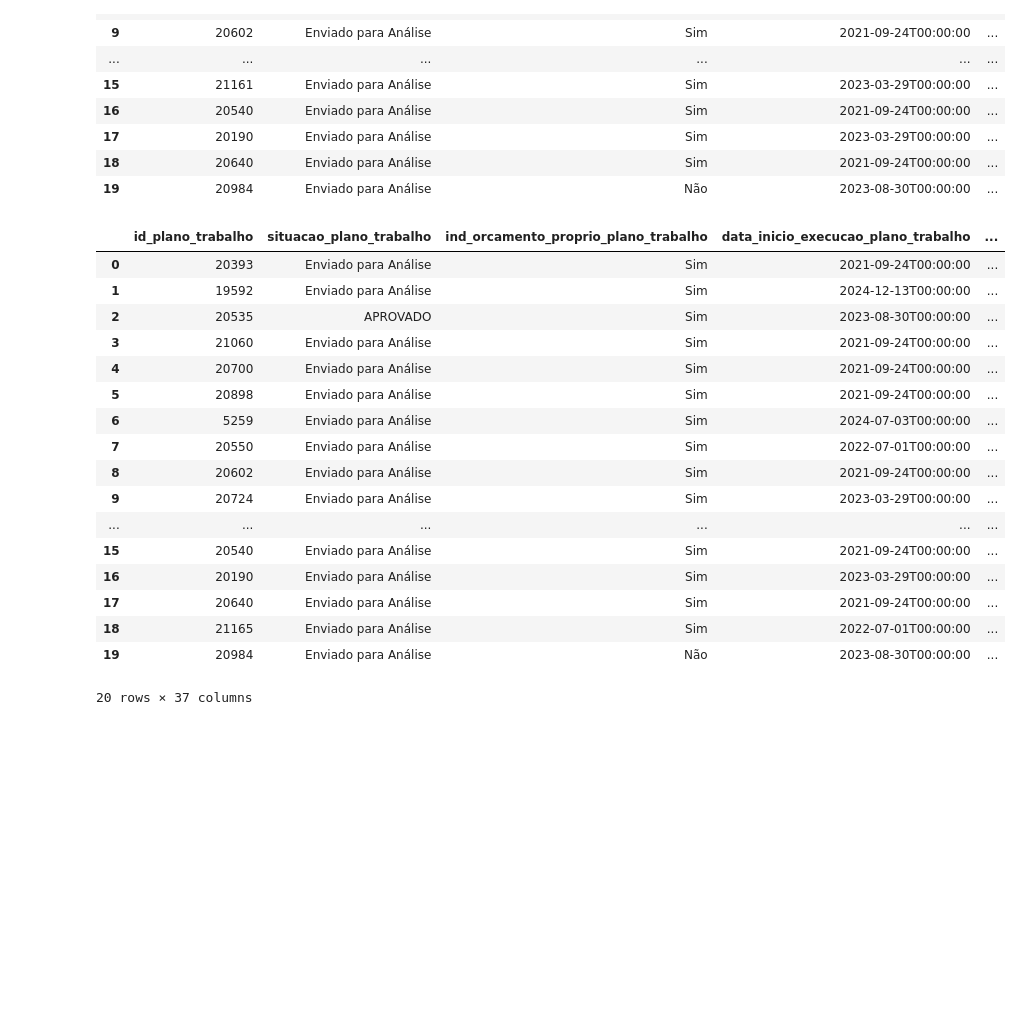
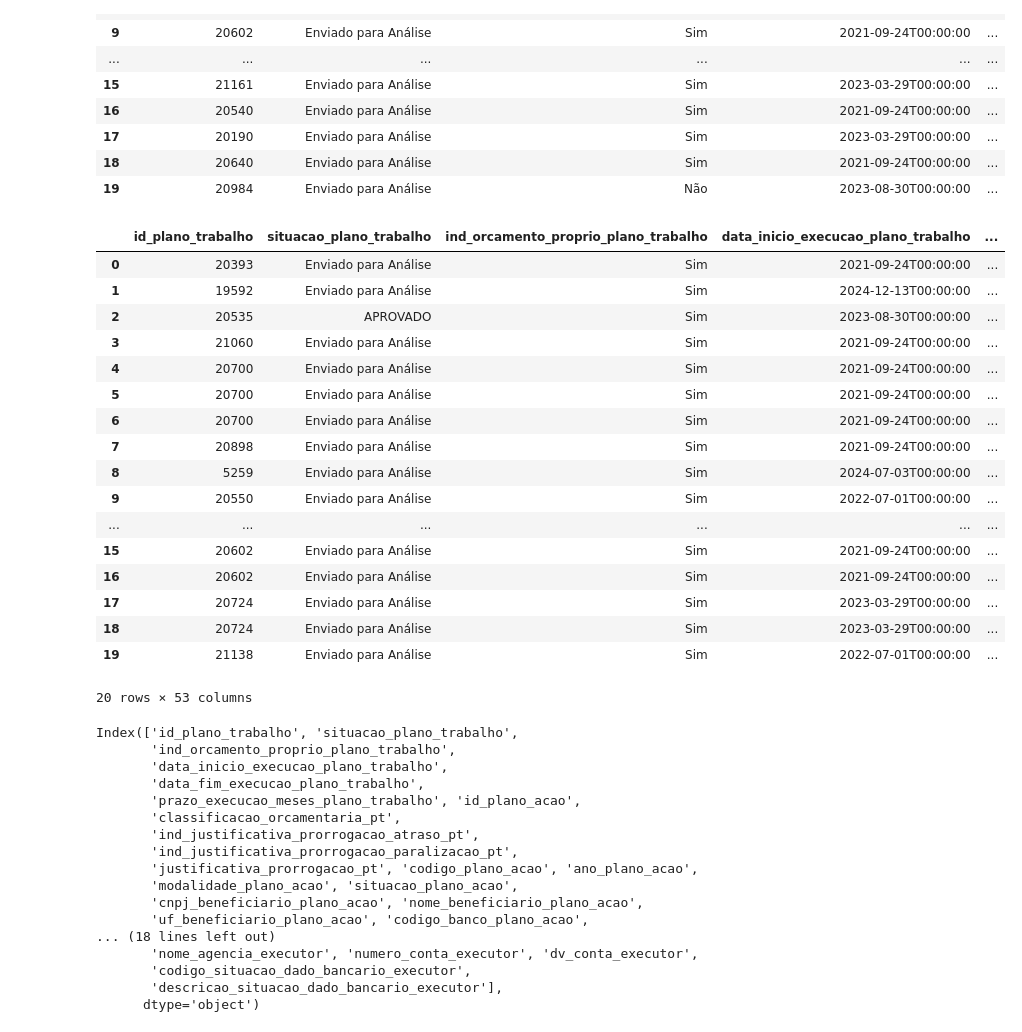
Before and after one commit to brokendeveloper/consumption-api-gov, a Jupyter notebook: notebooks/FiltroCorretoPE.ipynb, the cells around one changed output. Cells and saved outputs as stored; diff of their text form; code cells hidden in the pictures; blank space fills up the shorter version.

Commit message:
feat: added the executor especial

```diff
--- a/notebooks/FiltroCorretoPE.ipynb
+++ b/notebooks/FiltroCorretoPE.ipynb
@@ -98,9 +134,12 @@ df_planos_trabalho_pe_2020.to_csv("../csv_with_filter/planos_trabalho_especial_P
 # %%
+import pandas as pd
+
 # Carregue os arquivos Excel
 df_planos = pd.read_excel("../excel_with_filter/2020_notebooks/planos_acao_especial_PE_2020.xlsx")
 df_planos_trabalho = pd.read_excel("../excel_with_filter/2020_notebooks/planos_trabalho_especial_PE_2020.xlsx")
+df_planos_executor = pd.read_excel("../excel_with_filter/2020_notebooks/planos_executor_especial_PE.xlsx")
 
-# Faça o merge pelo campo em comum (ajuste se o nome da coluna for diferente)
+# Merge 1: trabalho + plano
 df_merged = df_planos_trabalho.merge(
     df_planos,
     on="id_plano_acao",
@@ -108,26 +147,52 @@ df_merged = df_planos_trabalho.merge(
     suffixes=('_trabalho', '_plano')
 )
 
-# Exporte o resultado
-df_merged.to_excel("../excel_with_filter/2020_notebooks/planos_trabalho_completo_PE_2020.xlsx", index=False)
+# Merge 2: com executor (usando o mesmo campo)
+df_merged = df_merged.merge(
+    df_planos_executor,
+    on="id_plano_acao",
+    how="left",
+    suffixes=('', '_executor')  # evita conflito de nomes
+)
+
+# Exporta o resultado final
+#df_merged.to_excel("../excel_with_filter/2020_notebooks/planos_trabalho_completo_PE_2020.xlsx", index=False)
 # %%
 display(df_merged.head(20))
+display(df_merged.columns)
 # %% [output]
 |  | id_plano_trabalho | situacao_plano_trabalho | ind_orcamento_proprio_plano_trabalho | data_inicio_execucao_plano_trabalho | ... |
 | 0 | 20393 | Enviado para Análise | Sim | 2021-09-24T00:00:00 | ... |
 | 1 | 19592 | Enviado para Análise | Sim | 2024-12-13T00:00:00 | ... |
 | 2 | 20535 | APROVADO | Sim | 2023-08-30T00:00:00 | ... |
 | 3 | 21060 | Enviado para Análise | Sim | 2021-09-24T00:00:00 | ... |
 | 4 | 20700 | Enviado para Análise | Sim | 2021-09-24T00:00:00 | ... |
-| 5 | 20898 | Enviado para Análise | Sim | 2021-09-24T00:00:00 | ... |
-| 6 | 5259 | Enviado para Análise | Sim | 2024-07-03T00:00:00 | ... |
-| 7 | 20550 | Enviado para Análise | Sim | 2022-07-01T00:00:00 | ... |
-| 8 | 20602 | Enviado para Análise | Sim | 2021-09-24T00:00:00 | ... |
-| 9 | 20724 | Enviado para Análise | Sim | 2023-03-29T00:00:00 | ... |
+| 5 | 20700 | Enviado para Análise | Sim | 2021-09-24T00:00:00 | ... |
+| 6 | 20700 | Enviado para Análise | Sim | 2021-09-24T00:00:00 | ... |
+| 7 | 20898 | Enviado para Análise | Sim | 2021-09-24T00:00:00 | ... |
+| 8 | 5259 | Enviado para Análise | Sim | 2024-07-03T00:00:00 | ... |
+| 9 | 20550 | Enviado para Análise | Sim | 2022-07-01T00:00:00 | ... |
 | ... | ... | ... | ... | ... | ... |
-| 15 | 20540 | Enviado para Análise | Sim | 2021-09-24T00:00:00 | ... |
-| 16 | 20190 | Enviado para Análise | Sim | 2023-03-29T00:00:00 | ... |
-| 17 | 20640 | Enviado para Análise | Sim | 2021-09-24T00:00:00 | ... |
-| 18 | 21165 | Enviado para Análise | Sim | 2022-07-01T00:00:00 | ... |
-| 19 | 20984 | Enviado para Análise | Não | 2023-08-30T00:00:00 | ... |
+| 15 | 20602 | Enviado para Análise | Sim | 2021-09-24T00:00:00 | ... |
+| 16 | 20602 | Enviado para Análise | Sim | 2021-09-24T00:00:00 | ... |
+| 17 | 20724 | Enviado para Análise | Sim | 2023-03-29T00:00:00 | ... |
+| 18 | 20724 | Enviado para Análise | Sim | 2023-03-29T00:00:00 | ... |
+| 19 | 21138 | Enviado para Análise | Sim | 2022-07-01T00:00:00 | ... |
-20 rows × 37 columns
+20 rows × 53 columns
+Index(['id_plano_trabalho', 'situacao_plano_trabalho',
+       'ind_orcamento_proprio_plano_trabalho',
+       'data_inicio_execucao_plano_trabalho',
+       'data_fim_execucao_plano_trabalho',
+       'prazo_execucao_meses_plano_trabalho', 'id_plano_acao',
+       'classificacao_orcamentaria_pt',
+       'ind_justificativa_prorrogacao_atraso_pt',
+       'ind_justificativa_prorrogacao_paralizacao_pt',
+       'justificativa_prorrogacao_pt', 'codigo_plano_acao', 'ano_plano_acao',
+       'modalidade_plano_acao', 'situacao_plano_acao',
+       'cnpj_beneficiario_plano_acao', 'nome_beneficiario_plano_acao',
+       'uf_beneficiario_plano_acao', 'codigo_banco_plano_acao',
+... (18 lines left out)
+       'nome_agencia_executor', 'numero_conta_executor', 'dv_conta_executor',
+       'codigo_situacao_dado_bancario_executor',
+       'descricao_situacao_dado_bancario_executor'],
+      dtype='object')
```
Also changed, not shown: parts of 3 cells of this notebook, 3 other files.
